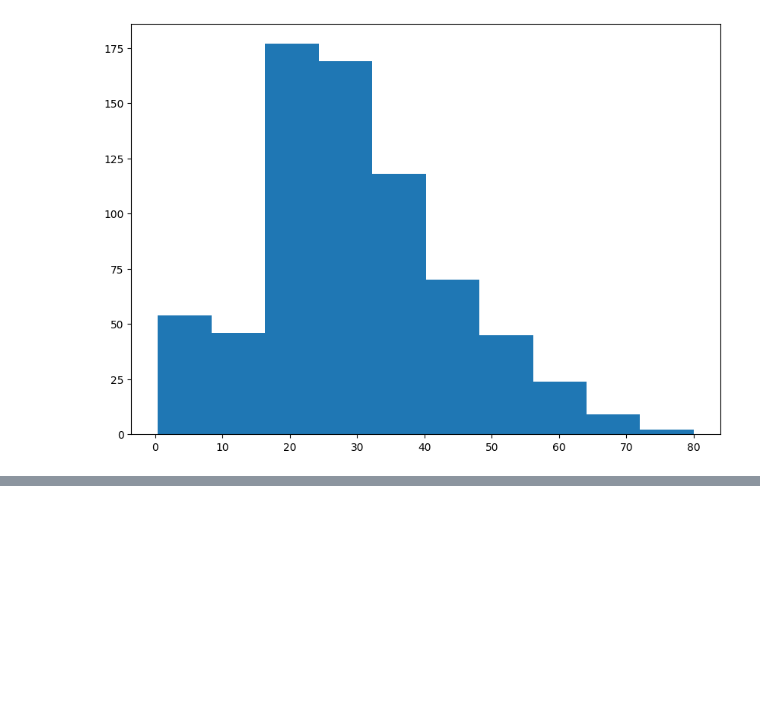
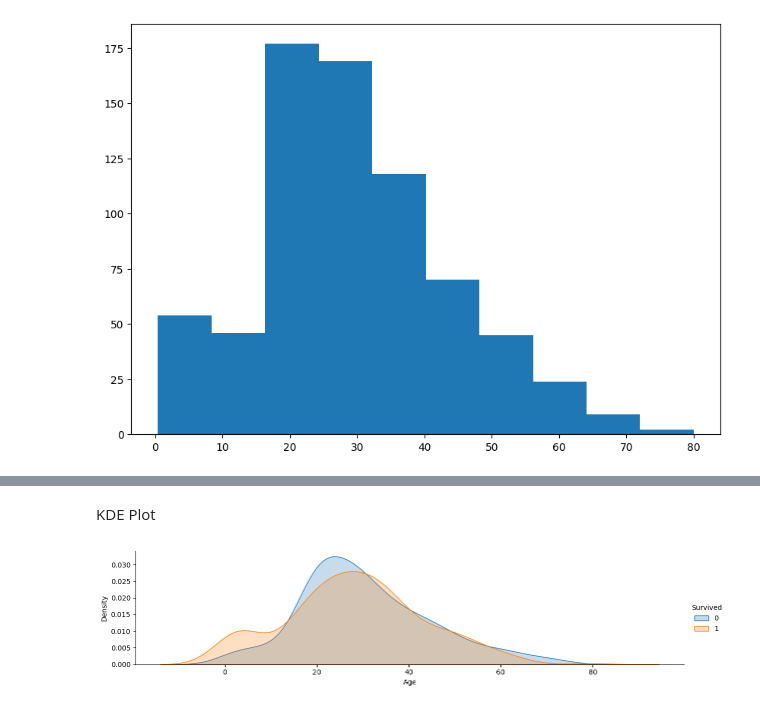
Before and after one commit to FemasAriandaRizki/titanic_classification, a Jupyter notebook: Untitled6.ipynb, the cells around one changed output, grey strips where cells are left out. Cells and saved outputs as stored; diff of their text form; code cells hidden in the pictures; blank space fills up the shorter version.

```diff
--- a/Untitled6.ipynb
+++ b/Untitled6.ipynb
@@ -202,0 +212,9 @@ NameError: name 'train' is not defined
+# %% [markdown]
+KDE Plot
+# %%
+facet = sns.FacetGrid(train, hue = "Survived", aspect = 4)
+facet.map(sns.kdeplot, "Age", fill = True)
+facet.add_legend()
+plt.show()
+# %% [output]
+[figure, added]
```
Also changed, not shown: parts of 25 cells of this notebook.
